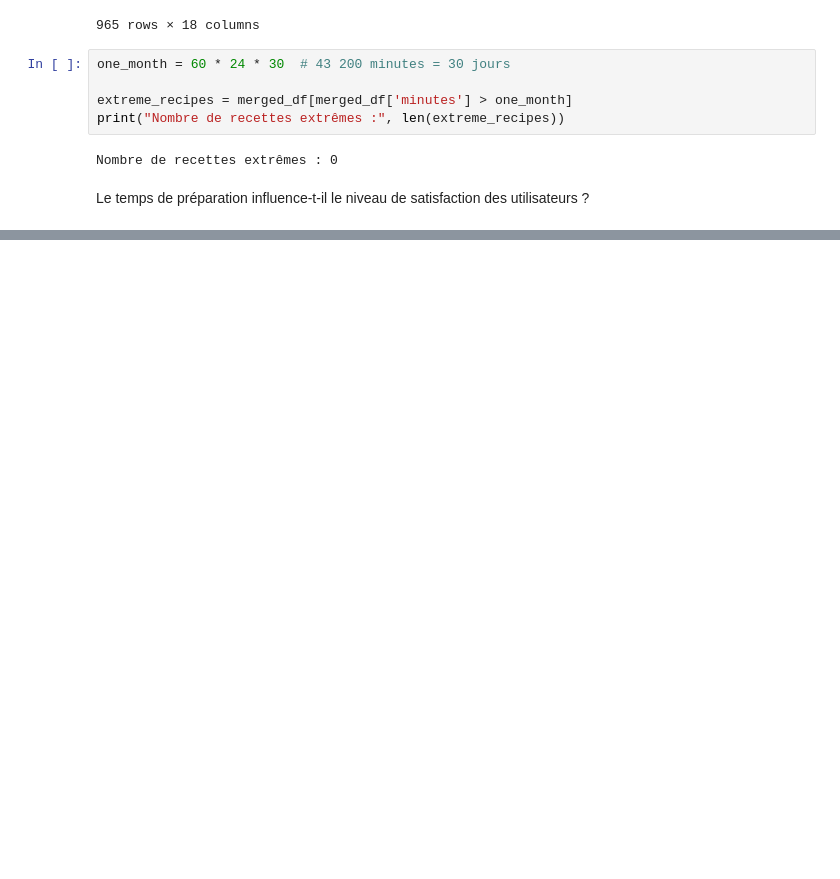
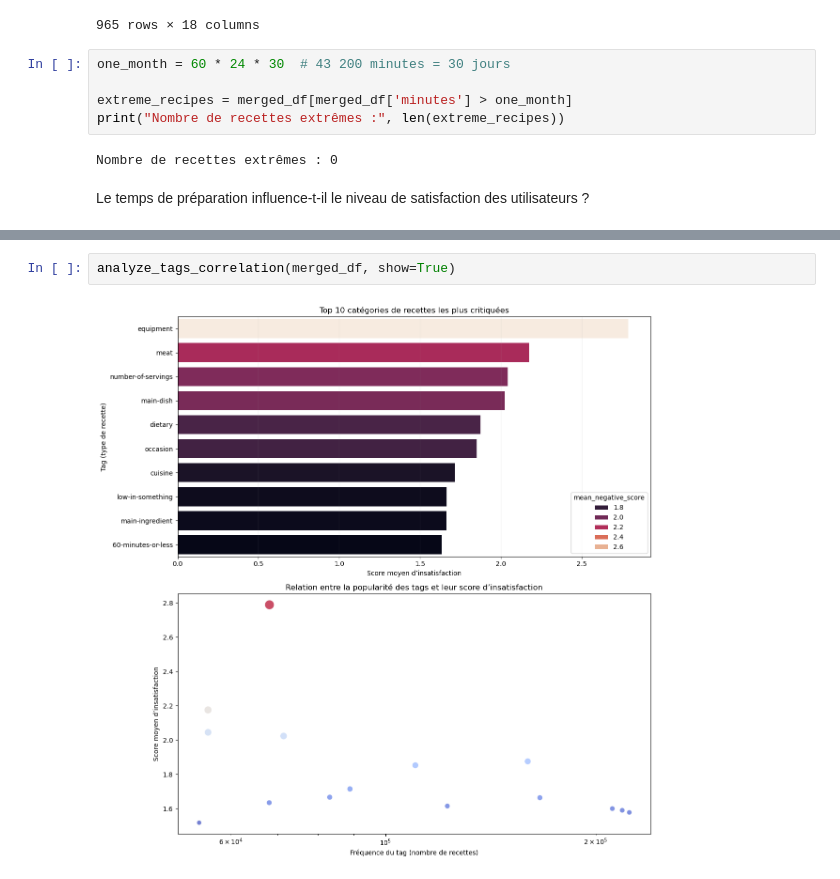
Before and after one commit to DjNaGuRo/MangeTaMain, a Jupyter notebook: notebooks/data_vizualisation.ipynb, the cells around one changed output, grey strips where cells are left out. Saved outputs shown, nothing was run; the diff lists cells and outputs as text; blank space fills up the shorter version.

```diff
--- a/notebooks/data_vizualisation.ipynb
+++ b/notebooks/data_vizualisation.ipynb
@@ -300,0 +318,4 @@ Passing `palette` without assigning `hue` is deprecated and will be removed in v
+# %%
+analyze_tags_correlation(merged_df, show=True)
+# %% [output]
+[figure, added]
```
Also changed, not shown: parts of 8 cells of this notebook, 3 other files.
